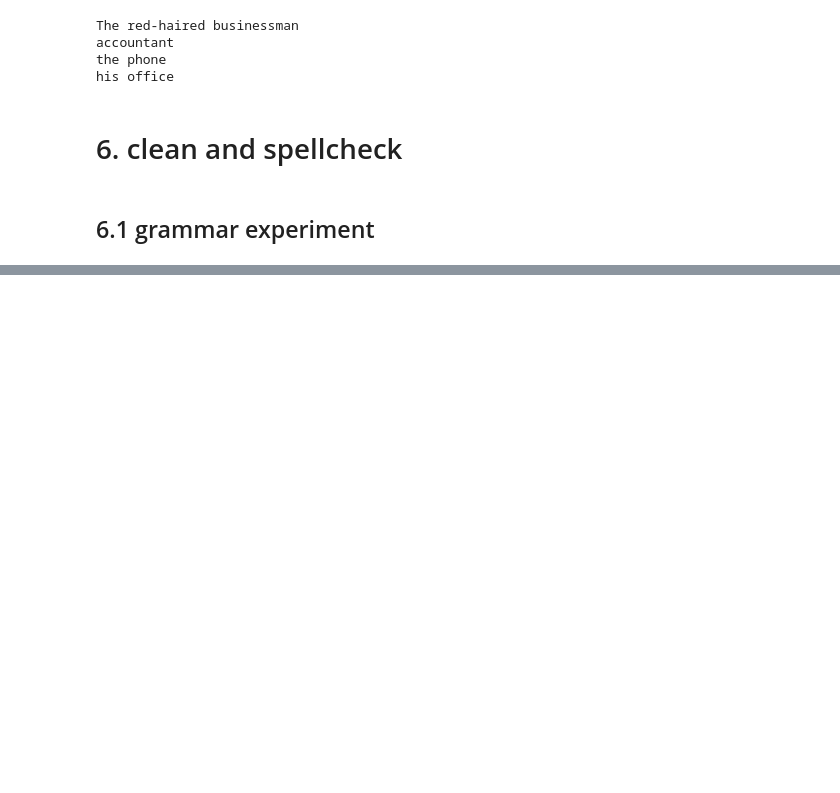
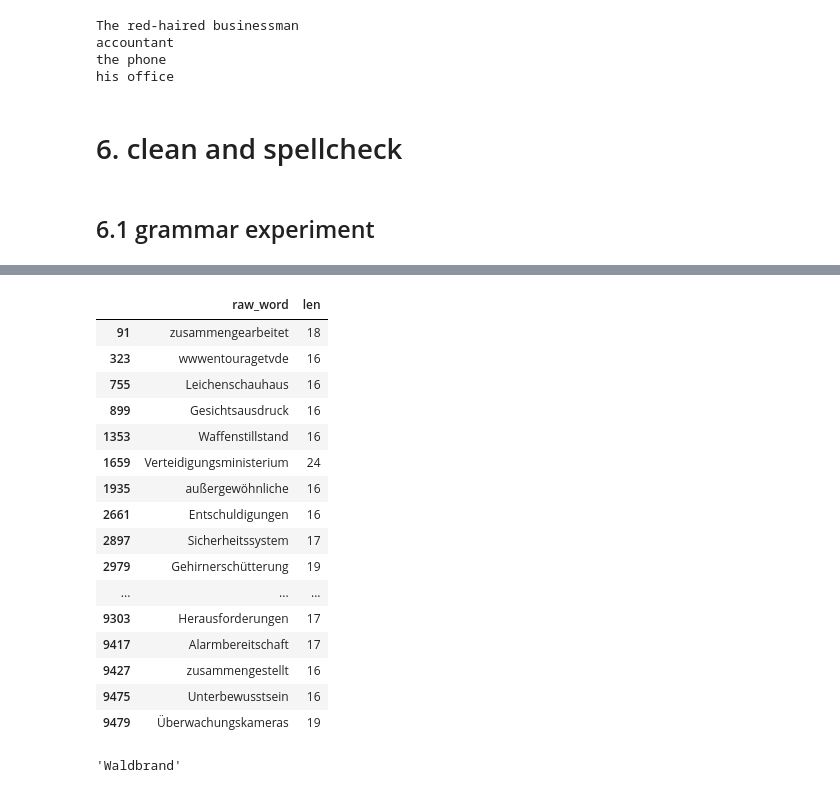
Before and after one commit to drschwenk/pictionary, a Jupyter notebook: eda.ipynb, the cells around one changed output, grey strips where cells are left out. Saved outputs shown, nothing was run; the diff lists cells and outputs as text; code cells hidden in the pictures; blank space fills up the shorter version.

```diff
--- a/eda.ipynb
+++ b/eda.ipynb
@@ -506,0 +763,2 @@ tagger will be used instead of the Viterbi tagger.\n")
+# %%
+long_words = german_words[german_words['len'] > 15]
@@ -506,0 +770,20 @@ tagger will be used instead of the Viterbi tagger.\n")
+# %%
+long_words
+# %% [output]
+|  | raw_word | len |
+| 91 | zusammengearbeitet | 18 |
+| 323 | wwwentouragetvde | 16 |
+| 755 | Leichenschauhaus | 16 |
+| 899 | Gesichtsausdruck | 16 |
+| 1353 | Waffenstillstand | 16 |
+| 1659 | Verteidigungsministerium | 24 |
+| 1935 | außergewöhnliche | 16 |
+| 2661 | Entschuldigungen | 16 |
+| 2897 | Sicherheitssystem | 17 |
+| 2979 | Gehirnerschütterung | 19 |
+| ... | ... | ... |
+| 9303 | Herausforderungen | 17 |
+| 9417 | Alarmbereitschaft | 17 |
+| 9427 | zusammengestellt | 16 |
+| 9475 | Unterbewusstsein | 16 |
+| 9479 | Überwachungskameras | 19 |
@@ -506,0 +794,4 @@ tagger will be used instead of the Viterbi tagger.\n")
+# %%
+translator.translate('forest fire', dest='de').text
+# %% [output]
+'Waldbrand'
```
Also changed, not shown: parts of 87 cells of this notebook.
